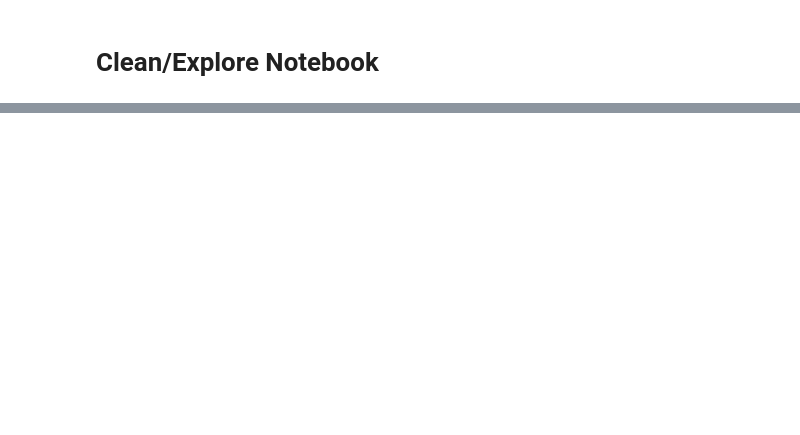
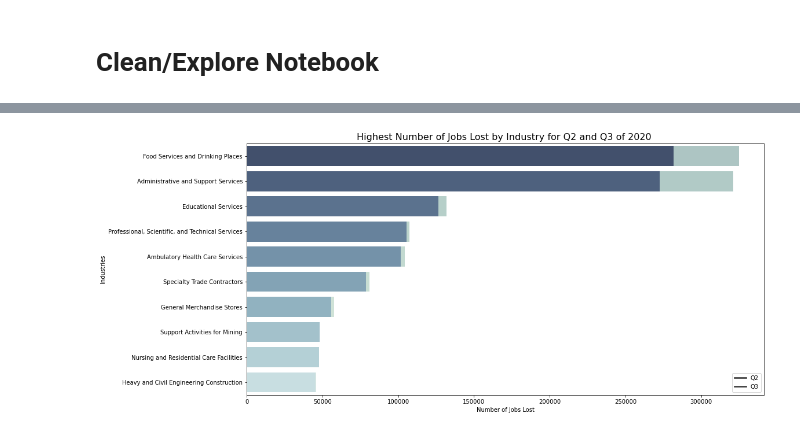
Before and after one commit to capstone-job-market-analysis/job-market-analysis, a Jupyter notebook: jeff_explore.ipynb, the cells around one changed output, grey strips where cells are left out. Saved outputs shown, nothing was run; the diff lists cells and outputs as text; code cells hidden in the pictures; blank space fills up the shorter version.

```diff
--- a/jeff_explore.ipynb
+++ b/jeff_explore.ipynb
@@ -73,0 +202,4 @@ plt.show()
+# %%
+# Top 10 Job loss by industry for the second quarter of 2020:
+q2_jobloss = census_light[(census_light.date == '2020-04-01')].sort_values('Sep', ascending=False).head(10)
+q2_jobloss
@@ -73,0 +218,4 @@ plt.show()
+# %%
+# Top 10 Job loss by industry for the third quarter of 2020:
+q3_jobloss = census_light[(census_light.date == '2020-07-01')].sort_values('Sep', ascending=False).head(10)
+q3_jobloss
@@ -73,0 +234,15 @@ plt.show()
+# %%
+plt.figure(figsize=(16,8))
+sns.barplot(x="Sep", y="industry_name",
+                palette="ch:r=-.4,d=.5_r",
+                data=q3_jobloss, alpha=.5)
+sns.barplot(x="Sep", y="industry_name",
+                palette="ch:r=-.2,d=.3_r",
+                data=q2_jobloss)
+plt.title('Highest Number of Jobs Lost by Industry for Q2 and Q3 of 2020 ', fontsize=16)
+plt.xlabel('Number of Jobs Lost')
+plt.ylabel('Industries')
+plt.legend(['Q2', 'Q3'])
+plt.show()
+# %% [output]
+[figure, added]
```
Also changed, not shown: parts of 24 cells of this notebook, 1 other file.
